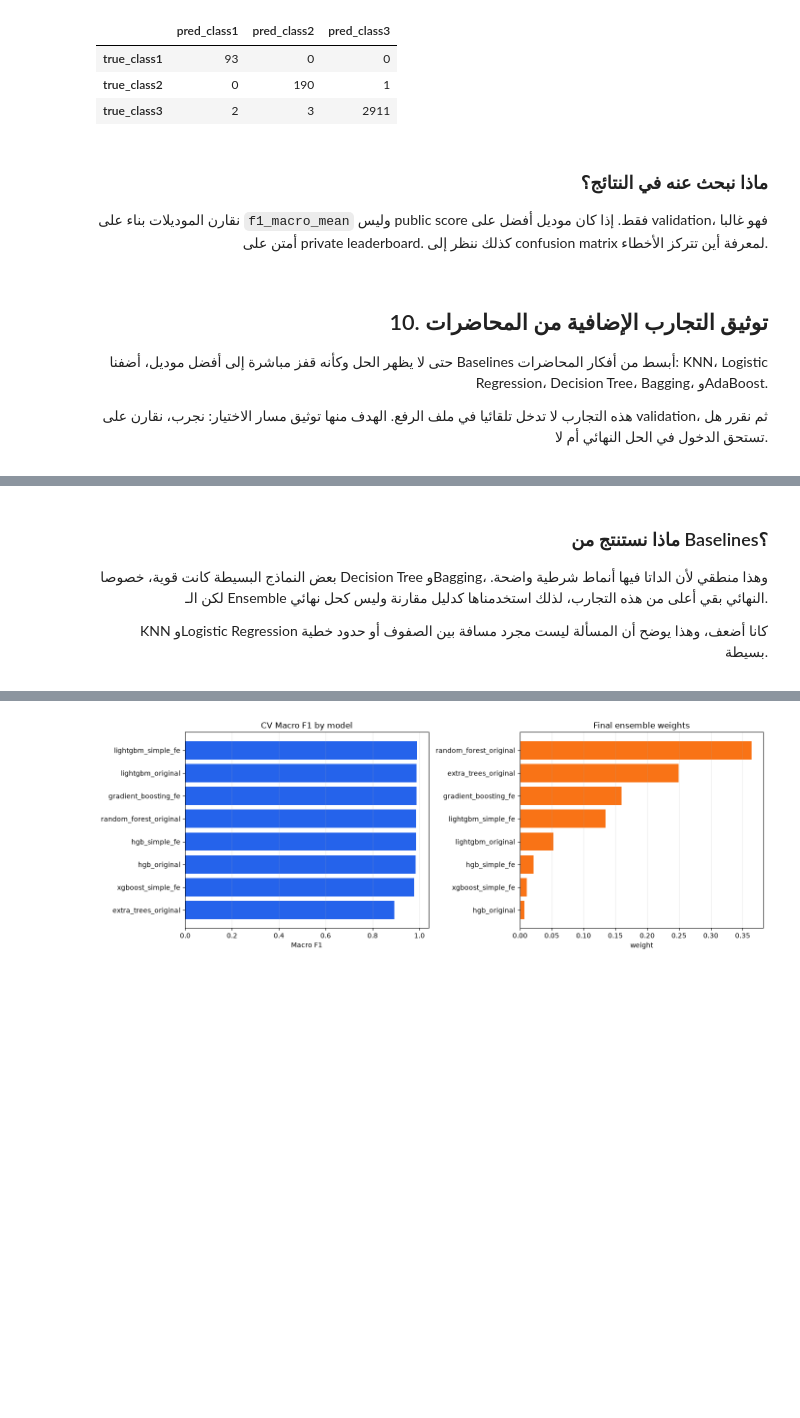
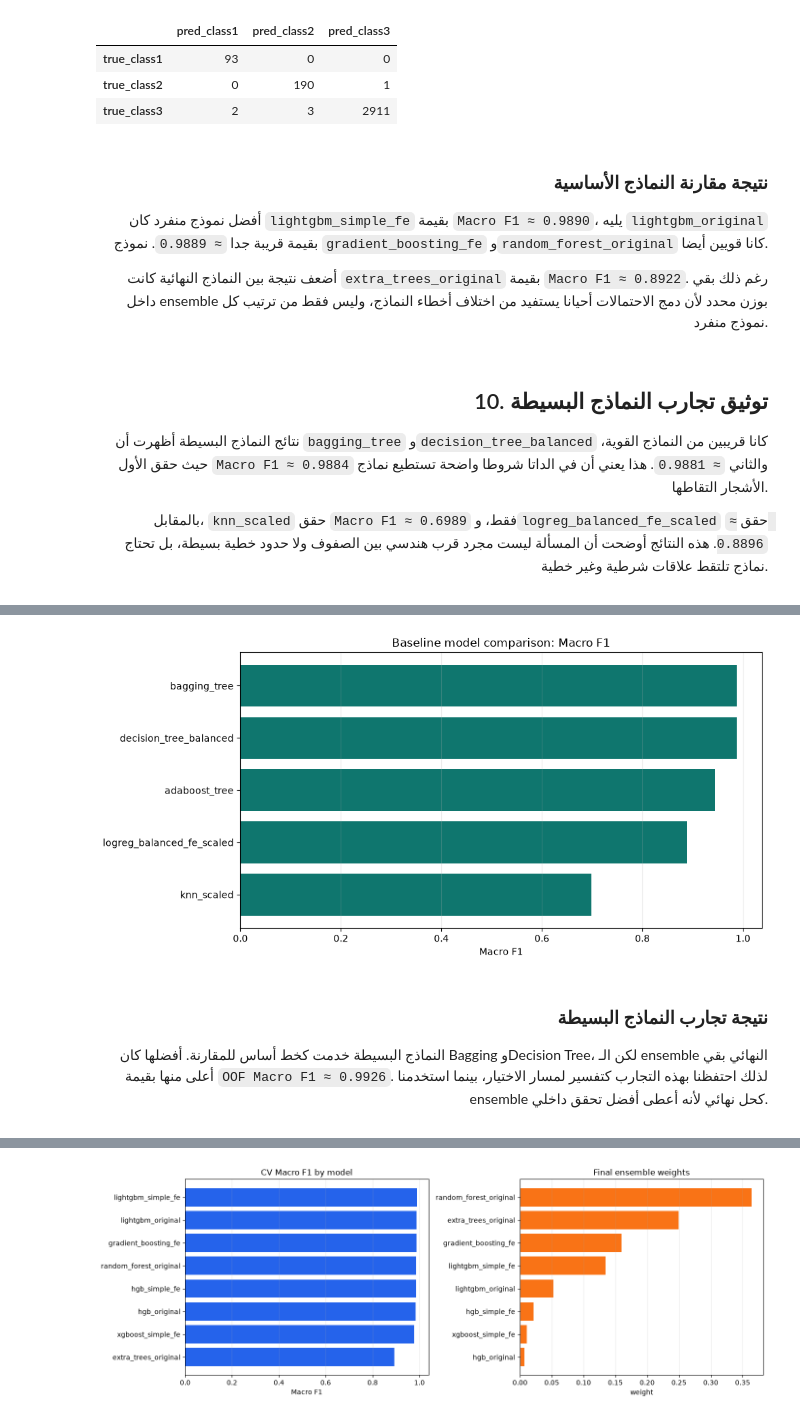
Before and after one commit to AhmadMurad10/FITE-Classification-Challenge, a Jupyter notebook: classification_pipeline.ipynb, the cells around one changed output, grey strips where cells are left out. Cells and saved outputs as stored; diff of their text form; code cells hidden in the pictures; blank space fills up the shorter version.

```diff
--- a/classification_pipeline.ipynb
+++ b/classification_pipeline.ipynb
@@ -1391,7 +1403,7 @@ main()
 </div>
 # %%
 cv_results = pd.read_csv(ARTIFACT_DIR / "cv_results.csv")
-course_baselines = pd.read_csv(ARTIFACT_DIR / "course_baseline_results.csv")
+baseline_results = pd.read_csv(ARTIFACT_DIR / "baseline_results.csv")
 robust_by_seed = pd.read_csv(ARTIFACT_DIR / "robust_validation_by_seed.csv")
 robust_summary = pd.read_csv(ARTIFACT_DIR / "robust_validation_summary.csv")
 
@@ -1445,29 +1457,32 @@ OOF Accuracy: 0.998125
 # %% [markdown]
 <div dir="rtl" style="text-align:right; font-family: Tahoma, Arial, sans-serif; line-height:1.8;">
 
-### ماذا نبحث عنه في النتائج؟
+### نتيجة مقارنة النماذج الأساسية
 
-نقارن الموديلات بناء على `f1_macro_mean` وليس public score فقط. إذا كان موديل أفضل على validation، فهو غالبا أمتن على private leaderboard. كذلك ننظر إلى confusion matrix لمعرفة أين تتركز الأخطاء.
+أفضل نموذج منفرد كان `lightgbm_simple_fe` بقيمة `Macro F1 ≈ 0.9890`، يليه `lightgbm_original` بقيمة قريبة جدا `≈ 0.9889`. نموذج `gradient_boosting_fe` و`random_forest_original` كانا قويين أيضا.
+
+أضعف نتيجة بين النماذج النهائية كانت `extra_trees_original` بقيمة `Macro F1 ≈ 0.8922`. رغم ذلك بقي داخل ensemble بوزن محدد لأن دمج الاحتمالات أحيانا يستفيد من اختلاف أخطاء النماذج، وليس فقط من ترتيب كل نموذج منفرد.
 
 </div>
 # %% [markdown]
 <div dir="rtl" style="text-align:right; font-family: Tahoma, Arial, sans-serif; line-height:1.8;">
 
-## 10. توثيق التجارب الإضافية من المحاضرات
+## 10. توثيق تجارب النماذج البسيطة
 
-حتى لا يظهر الحل وكأنه قفز مباشرة إلى أفضل موديل، أضفنا Baselines أبسط من أفكار المحاضرات: KNN، Logistic Regression، Decision Tree، Bagging، وAdaBoost.
+نتائج النماذج البسيطة أظهرت أن `bagging_tree` و`decision_tree_balanced` كانا قريبين من النماذج القوية، حيث حقق الأول `Macro F1 ≈ 0.9884` والثاني `≈ 0.9881`. هذا يعني أن في الداتا شروطا واضحة تستطيع نماذج الأشجار التقاطها.
 
-هذه التجارب لا تدخل تلقائيا في ملف الرفع. الهدف منها توثيق مسار الاختيار: نجرب، نقارن على validation، ثم نقرر هل تستحق الدخول في الحل النهائي أم لا.
+بالمقابل، `knn_scaled` حقق `Macro F1 ≈ 0.6989` فقط، و`logreg_balanced_fe_scaled` حقق `≈ 0.8896`. هذه النتائج أوضحت أن المسألة ليست مجرد قرب هندسي بين الصفوف ولا حدود خطية بسيطة، بل تحتاج نماذج تلتقط علاقات شرطية وغير خطية.
 
 </div>
 # %%
-display(course_baselines.sort_values("f1_macro_mean", ascending=False))
+display(baseline_results.sort_values("f1_macro_mean", ascending=False))
 
 fig, ax = plt.subplots(figsize=(10, 5))
-base_plot = course_baselines.sort_values("f1_macro_mean")
+base_plot = baseline_results.sort_values("f1_macro_mean")
 ax.barh(base_plot["model_name"], base_plot["f1_macro_mean"], color="#0f766e")
-ax.set_title("Course-inspired baseline models: Macro F1")
+ax.set_title("Baseline model comparison: Macro F1")
 ax.set_xlabel("Macro F1")
 ax.grid(axis="x", alpha=0.25)
 plt.tight_layout()
 plt.show()
+# %% [output]
@@ -1474,11 +1495,10 @@ plt.show()
+[figure, added]
 # %% [markdown]
 <div dir="rtl" style="text-align:right; font-family: Tahoma, Arial, sans-serif; line-height:1.8;">
 
-### ماذا نستنتج من Baselines؟
+### نتيجة تجارب النماذج البسيطة
 
-بعض النماذج البسيطة كانت قوية، خصوصا Decision Tree وBagging، وهذا منطقي لأن الداتا فيها أنماط شرطية واضحة. لكن الـ Ensemble النهائي بقي أعلى من هذه التجارب، لذلك استخدمناها كدليل مقارنة وليس كحل نهائي.
-
-KNN وLogistic Regression كانا أضعف، وهذا يوضح أن المسألة ليست مجرد مسافة بين الصفوف أو حدود خطية بسيطة.
+النماذج البسيطة خدمت كخط أساس للمقارنة. أفضلها كان Bagging وDecision Tree، لكن الـ ensemble النهائي بقي أعلى منها بقيمة `OOF Macro F1 ≈ 0.9926`. لذلك احتفظنا بهذه التجارب كتفسير لمسار الاختيار، بينما استخدمنا ensemble كحل نهائي لأنه أعطى أفضل تحقق داخلي.
 
 </div>
 # %% [markdown]
```
Also changed, not shown: parts of 30 cells of this notebook, 9 other files.
